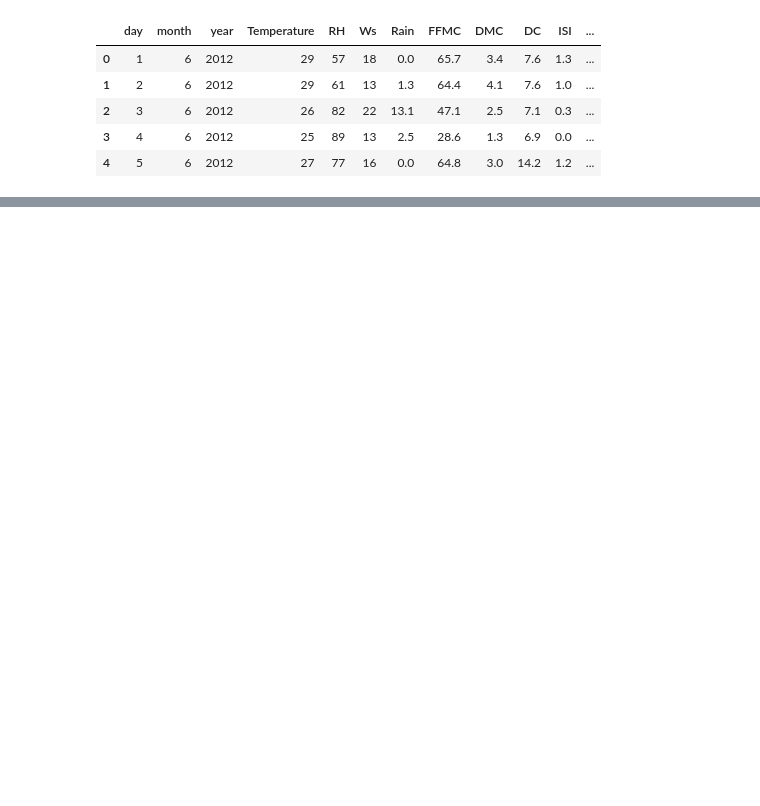
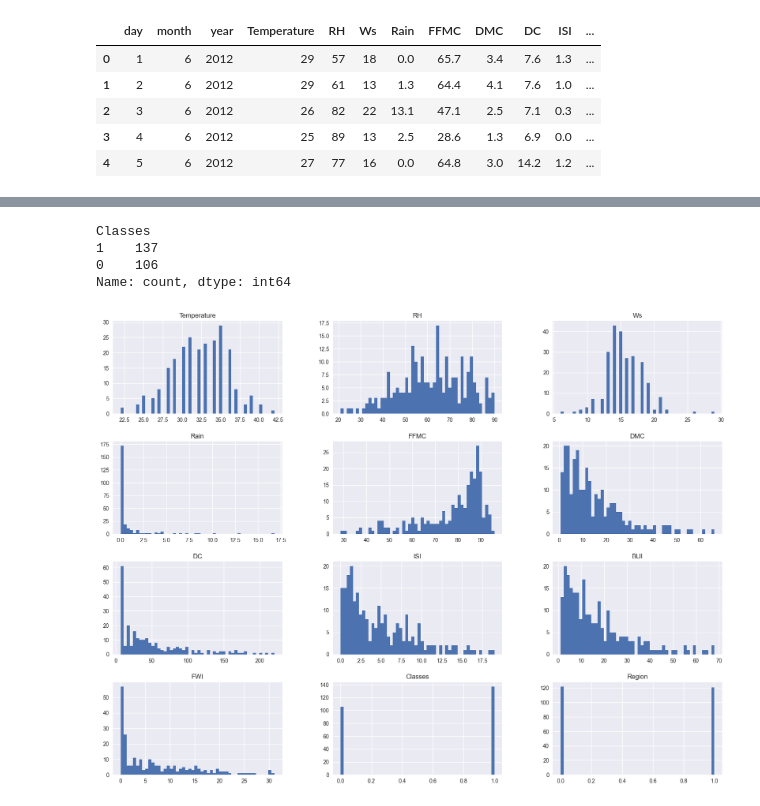
Before and after one commit to itsmeayan45/ml-playground, a Jupyter notebook: project/regression.ipynb, the cells around one changed output, grey strips where cells are left out. Drawn from its saved outputs; the diff is of its cells as text; code cells hidden in the pictures; blank space fills up the shorter version.

```diff
--- a/project/regression.ipynb
+++ b/project/regression.ipynb
@@ -178,0 +184,3 @@ df.head()
+# %%
+## drop day month and year
+df_copy=df.drop(['day','month','year'],axis=1)
@@ -178,0 +216,3 @@ df.head()
+# %%
+### do the encoding of categories in classes
+df_copy['Classes']=np.where(df_copy['Classes'].str.contains('not fire'),0,1)
@@ -178,0 +235,15 @@ df.head()
+# %%
+## categories in classes
+df_copy['Classes'].value_counts()
+# %% [output]
+Classes
+1    137
+0    106
+Name: count, dtype: int64
+# %%
+### Plot density plot for all features
+plt.style.use('seaborn-v0_8') ## seaborn is not available rn
+df_copy.hist(bins=50,figsize=(20,15))
+plt.show()
+# %% [output]
+[figure, added]
```
Also changed, not shown: parts of 12 cells of this notebook, 1 other file.
